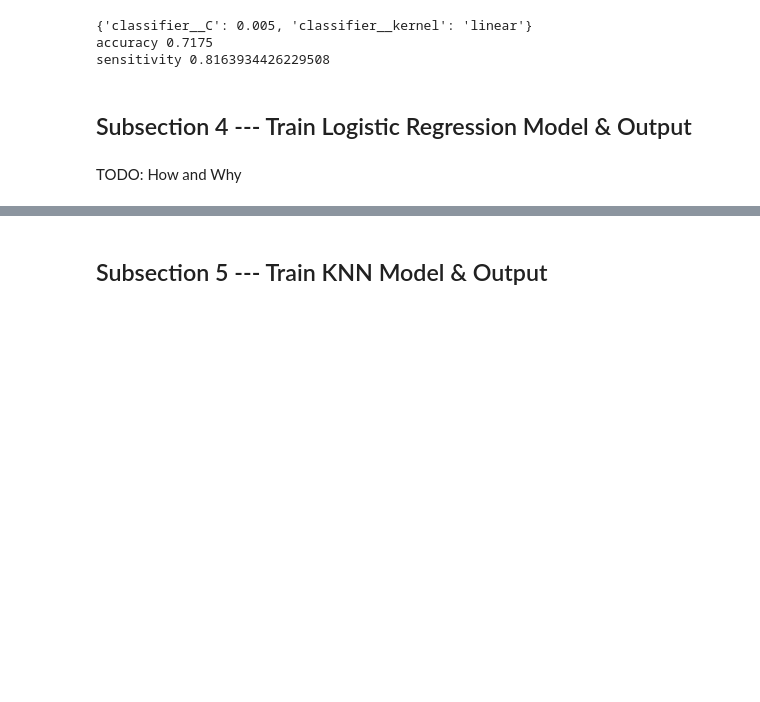
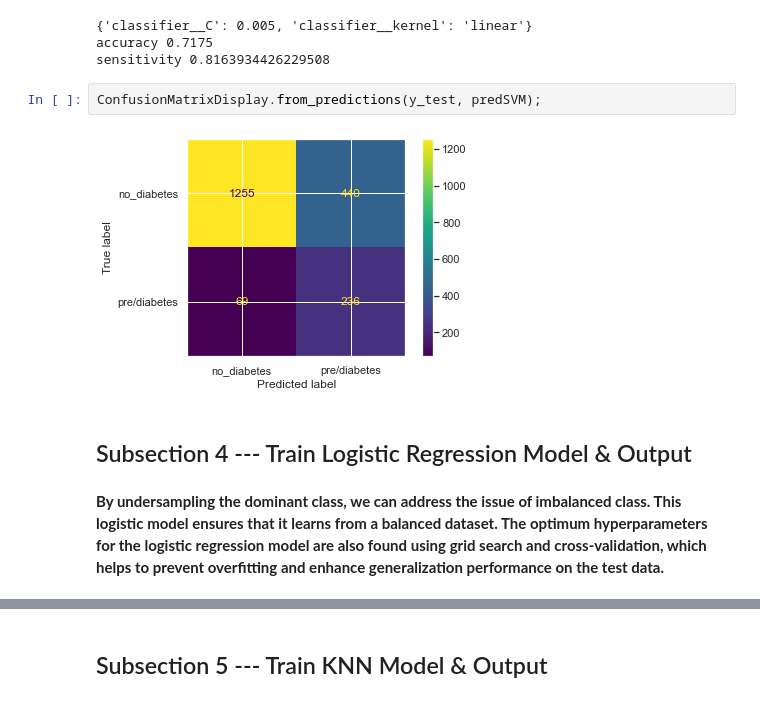
Before and after one commit to COGS118A/Group029-Wi23, a Jupyter notebook: FinalProjectGroup029-Wi23.ipynb, the cells around one changed output, grey strips where cells are left out. Cells and saved outputs as stored; diff of their text form; blank space fills up the shorter version.

```diff
--- a/FinalProjectGroup029-Wi23.ipynb
+++ b/FinalProjectGroup029-Wi23.ipynb
@@ -231,10 +370,14 @@ print("sensitivity",senSVM)
 {'classifier__C': 0.005, 'classifier__kernel': 'linear'}
 accuracy 0.7175
 sensitivity 0.8163934426229508
+# %%
+ConfusionMatrixDisplay.from_predictions(y_test, predSVM);
+# %% [output]
+[figure, added]
 # %% [markdown]
 ## Subsection 4 --- Train Logistic Regression Model & Output
-# %% [markdown]
-TODO: How and Why
+# %% [markdown]
+**By undersampling the dominant class, we can address the issue of imbalanced class. This logistic model ensures that it learns from a balanced dataset. The optimum hyperparameters for the logistic regression model are also found using grid search and cross-validation, which helps to prevent overfitting and enhance generalization performance on the test data.**
 # %%
 X_train_RS, y_train_RS = RandomUnderSampler(sampling_strategy = "auto", random_state = 88).fit_resample(X_train,y_train)
 y_train_RS.value_counts()
```
Also changed, not shown: parts of 46 cells of this notebook, 1 other file.
